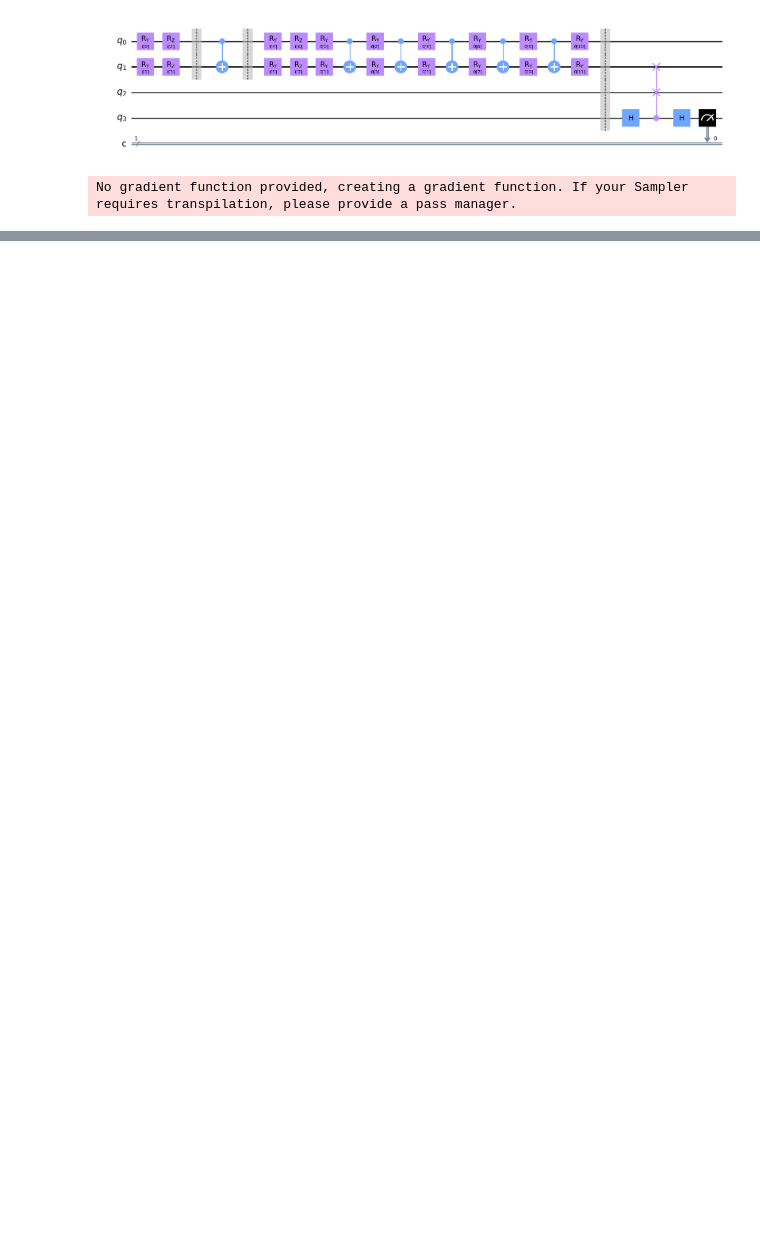
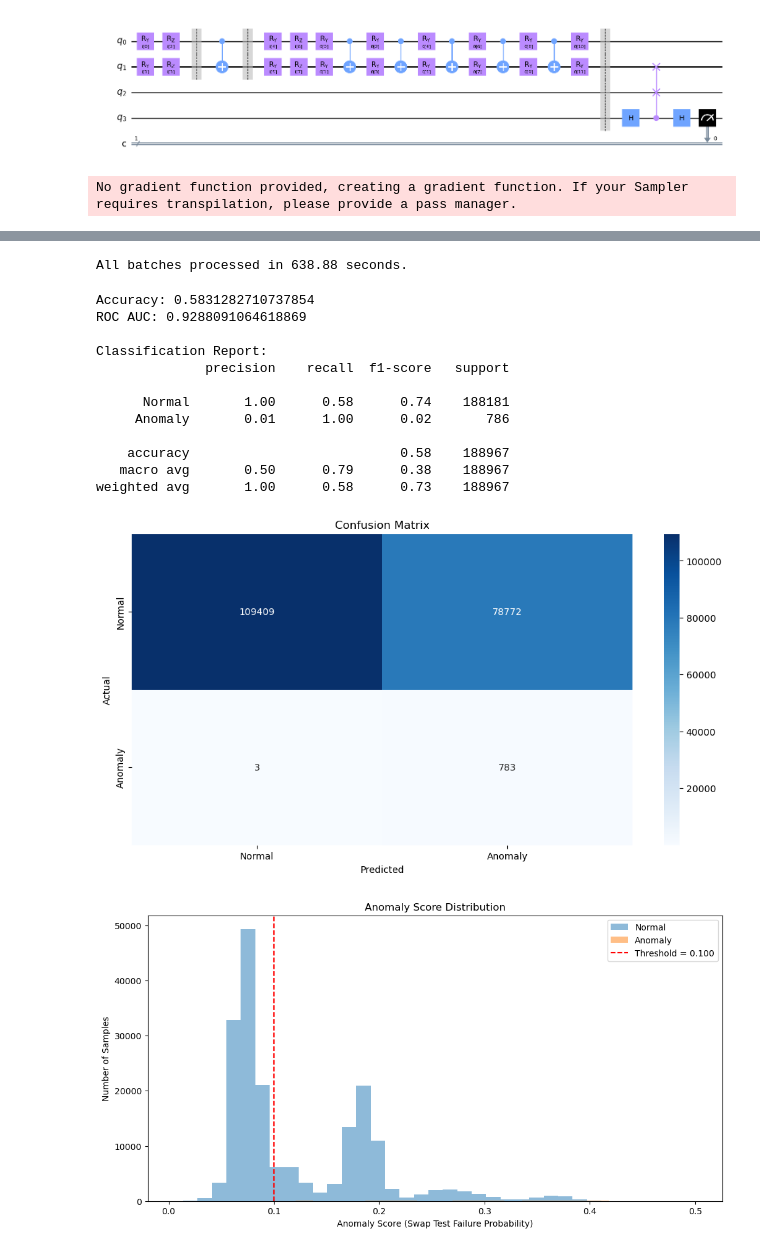
Before and after one commit to RohanSenthil/QAE_BETH_Anomaly, a Jupyter notebook: quantum_autoencoder.ipynb, the cells around one changed output, grey strips where cells are left out. Cells and saved outputs as stored; diff of their text form; code cells hidden in the pictures; blank space fills up the shorter version.

```diff
--- a/quantum_autoencoder.ipynb
+++ b/quantum_autoencoder.ipynb
@@ -305,0 +472,47 @@ No gradient function provided, creating a gradient function. If your Sampler req
+# %%
+v_scores = compute_anomaly_scores(qnn, scaled_validation_data, opt_result.x, batch_size=500)
+# %% [output]
+All batches processed in 638.88 seconds.
+# %%
+threshold = 0.1  # adjust
+y_pred = (v_scores > threshold).astype(int)
+y_true = np.array(validation_labels).astype(int)
+
+# --- Evaluate ---
+print("Accuracy:", accuracy_score(y_true, y_pred))
+print("ROC AUC:", roc_auc_score(y_true, v_scores))  # use scores, not y_pred!
+print("\nClassification Report:")
+print(classification_report(y_true, y_pred, target_names=["Normal", "Anomaly"]))
+
+# --- Confusion matrix ---
+cm = confusion_matrix(y_true, y_pred)
+sns.heatmap(cm, annot=True, fmt='d', cmap='Blues', xticklabels=["Normal", "Anomaly"], yticklabels=["Normal", "Anomaly"])
+plt.xlabel("Predicted")
+plt.ylabel("Actual")
+plt.title("Confusion Matrix")
+plt.show()
+
+# --- Histogram of scores ---
+plt.hist(v_scores[y_true == 0], bins=30, alpha=0.5, label='Normal')
+plt.hist(v_scores[y_true == 1], bins=30, alpha=0.5, label='Anomaly')
+plt.axvline(threshold, color='red', linestyle='--', label=f"Threshold = {threshold:.3f}")
+plt.xlabel("Anomaly Score (Swap Test Failure Probability)")
+plt.ylabel("Number of Samples")
+plt.title("Anomaly Score Distribution")
+plt.legend()
+plt.show()
+# %% [output]
+Accuracy: 0.5831282710737854
+ROC AUC: 0.9288091064618869
+
+Classification Report:
+              precision    recall  f1-score   support
+
+      Normal       1.00      0.58      0.74    188181
+     Anomaly       0.01      1.00      0.02       786
+
+    accuracy                           0.58    188967
+   macro avg       0.50      0.79      0.38    188967
+weighted avg       1.00      0.58      0.73    188967
+[figure, added]
+[figure, added]
```
Also changed, not shown: parts of 16 cells of this notebook, 5 other files.
